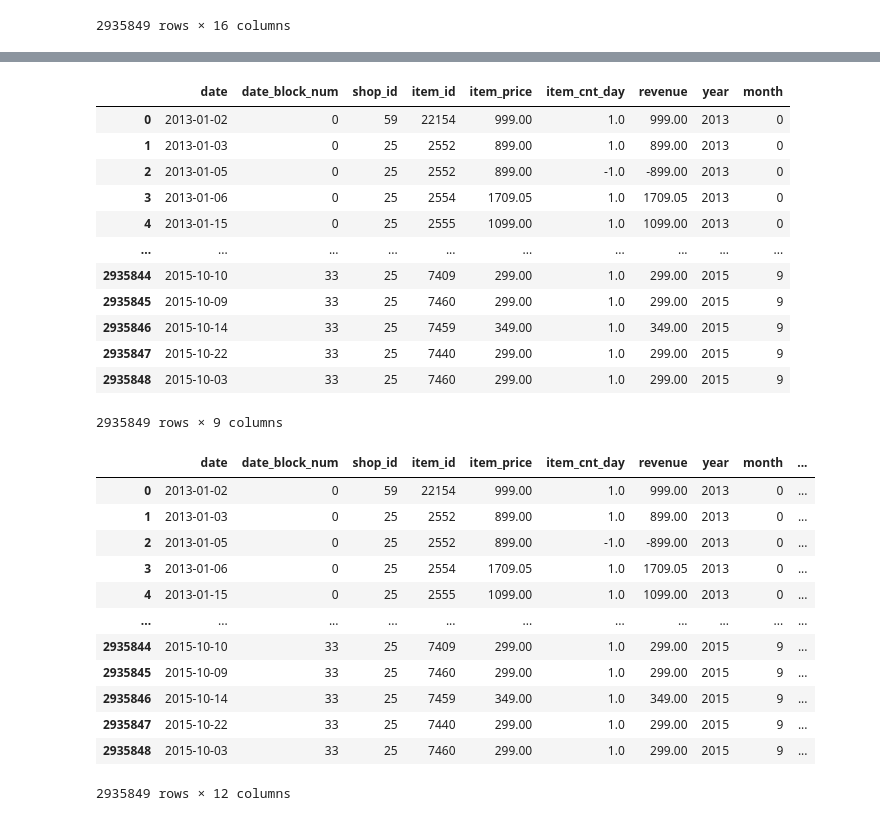
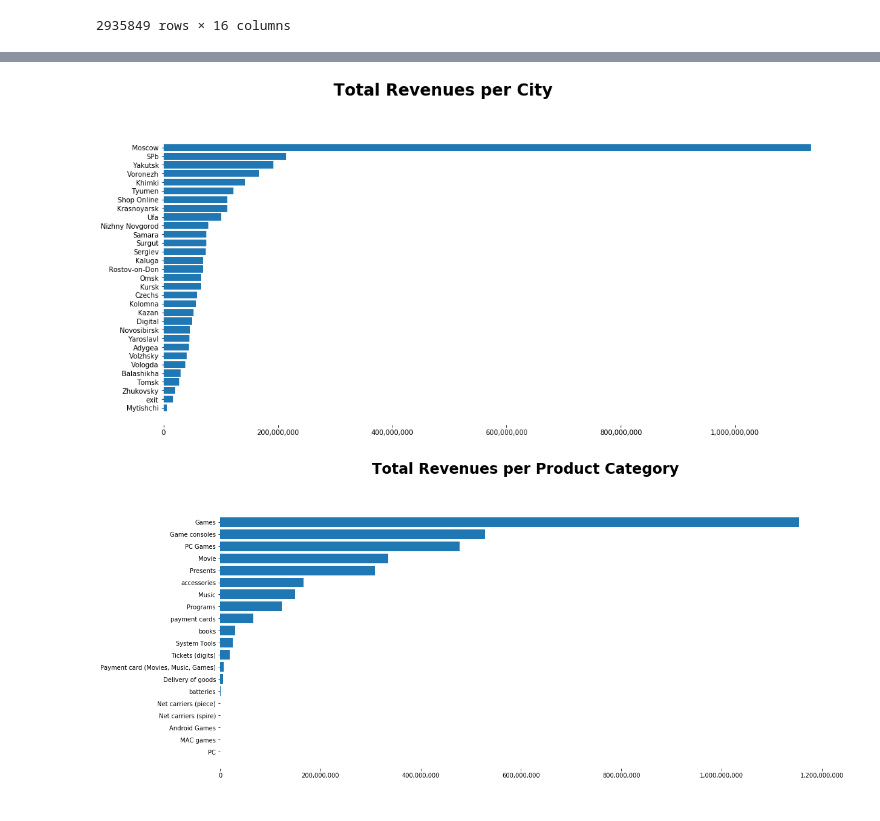
Before and after one commit to johnhillescobar/how_to_win_a_kaggle_competition, a Jupyter notebook: final_project/2.0 EDA - JHE.ipynb, the cells around one changed output, grey strips where cells are left out. Saved outputs shown, nothing was run; the diff lists cells and outputs as text; code cells hidden in the pictures.

```diff
--- a/final_project/2.0 EDA - JHE.ipynb
+++ b/final_project/2.0 EDA - JHE.ipynb
@@ -378,17 +350,0 @@ sales_train
-# %%
-sales_train['month'] = sales_train.date_block_num.apply(lambda x: (x % 12))
-sales_train
-# %% [output]
-|  | date | date_block_num | shop_id | item_id | item_price | item_cnt_day | revenue | year | month |
-| 0 | 2013-01-02 | 0 | 59 | 22154 | 999.00 | 1.0 | 999.00 | 2013 | 0 |
-| 1 | 2013-01-03 | 0 | 25 | 2552 | 899.00 | 1.0 | 899.00 | 2013 | 0 |
-| 2 | 2013-01-05 | 0 | 25 | 2552 | 899.00 | -1.0 | -899.00 | 2013 | 0 |
-| 3 | 2013-01-06 | 0 | 25 | 2554 | 1709.05 | 1.0 | 1709.05 | 2013 | 0 |
-| 4 | 2013-01-15 | 0 | 25 | 2555 | 1099.00 | 1.0 | 1099.00 | 2013 | 0 |
-| ... | ... | ... | ... | ... | ... | ... | ... | ... | ... |
-| 2935844 | 2015-10-10 | 33 | 25 | 7409 | 299.00 | 1.0 | 299.00 | 2015 | 9 |
-| 2935845 | 2015-10-09 | 33 | 25 | 7460 | 299.00 | 1.0 | 299.00 | 2015 | 9 |
-| 2935846 | 2015-10-14 | 33 | 25 | 7459 | 349.00 | 1.0 | 349.00 | 2015 | 9 |
-| 2935847 | 2015-10-22 | 33 | 25 | 7440 | 299.00 | 1.0 | 299.00 | 2015 | 9 |
-| 2935848 | 2015-10-03 | 33 | 25 | 7460 | 299.00 | 1.0 | 299.00 | 2015 | 9 |
-2935849 rows × 9 columns
@@ -399,16 +351,47 @@ sales_train['day_dt'] = sales_train.date.dt.day
-# %%
-sales_train
-# %% [output]
-|  | date | date_block_num | shop_id | item_id | item_price | item_cnt_day | revenue | year | month | ... |
-| 0 | 2013-01-02 | 0 | 59 | 22154 | 999.00 | 1.0 | 999.00 | 2013 | 0 | ... |
-| 1 | 2013-01-03 | 0 | 25 | 2552 | 899.00 | 1.0 | 899.00 | 2013 | 0 | ... |
-| 2 | 2013-01-05 | 0 | 25 | 2552 | 899.00 | -1.0 | -899.00 | 2013 | 0 | ... |
-| 3 | 2013-01-06 | 0 | 25 | 2554 | 1709.05 | 1.0 | 1709.05 | 2013 | 0 | ... |
-| 4 | 2013-01-15 | 0 | 25 | 2555 | 1099.00 | 1.0 | 1099.00 | 2013 | 0 | ... |
-| ... | ... | ... | ... | ... | ... | ... | ... | ... | ... | ... |
-| 2935844 | 2015-10-10 | 33 | 25 | 7409 | 299.00 | 1.0 | 299.00 | 2015 | 9 | ... |
-| 2935845 | 2015-10-09 | 33 | 25 | 7460 | 299.00 | 1.0 | 299.00 | 2015 | 9 | ... |
-| 2935846 | 2015-10-14 | 33 | 25 | 7459 | 349.00 | 1.0 | 349.00 | 2015 | 9 | ... |
-| 2935847 | 2015-10-22 | 33 | 25 | 7440 | 299.00 | 1.0 | 299.00 | 2015 | 9 | ... |
-| 2935848 | 2015-10-03 | 33 | 25 | 7460 | 299.00 | 1.0 | 299.00 | 2015 | 9 | ... |
-2935849 rows × 12 columns
+# %%
+def plot_cities_and_product_categories(sales_train_ordered, groupedby, metric, func, graph_title):
+    """
+    This functions is intended to define certain trends in data by month.
+    The idea is to visualize certain patterns between quantities, price and revenues
+
+    """
+    rev_agg = sales_train_ordered.groupby(groupedby).agg(revenue= (metric,func)).sort_values(by = metric)
+    fig,  ax = plt.subplots(figsize = (18,8))
+    ax.barh(rev_agg.index, rev_agg[metric], align='center')
+    ax.xaxis.set_major_formatter(ticker.StrMethodFormatter('{x:,.0f}'))
+    ax.set_axisbelow(True)
+    ax.text(0.25, 1.12, graph_title,
+            transform= ax.transAxes, size= 24, weight= 600, ha= 'left')
+
+    fig.savefig('graphs/{}.png'.format(graph_title))
+    plt.box(False);
+
+
+def corr_matrix_competition(df, title):
+    """
+    This functions is intended to graph the correlations of a given dataframe.
+
+    """
+
+    fig, ax = plt.subplots(figsize = (14,8))
+    cax = ax.matshow(df.corr())
+
+    fig.colorbar(cax)
+
+    names = df.select_dtypes(exclude = ['datetime', 'timedelta','category']).columns
+    ticks = np.arange(len(names))
+
+    plt.xticks(ticks, names, rotation = 'vertical')
+    plt.yticks(ticks, names)
+
+    ax.text(0, 1.3, title,
+        transform= ax.transAxes, size= 24, weight= 600, ha= 'left')
+
+    fig.savefig('graphs/{}.jpg'.format(title), bbox_inches= 'tight', pad_inches= 0);
+# %%
+plot_cities_and_product_categories(sales_train_ordered, 'city_en', 'revenue', 'sum', 'Total Revenues per City')
+plot_cities_and_product_categories(sales_train_ordered, 'sub_category_1_en', 'revenue', 'sum', 'Total Revenues per Product Category')
+corr_matrix_competition(sales_train_ordered, 'Correlations in the Sales Dataset')
+# %% [output]
+[figure, added]
+[figure, added]
```
Also changed, not shown: parts of 12 cells of this notebook, 6 other files.
